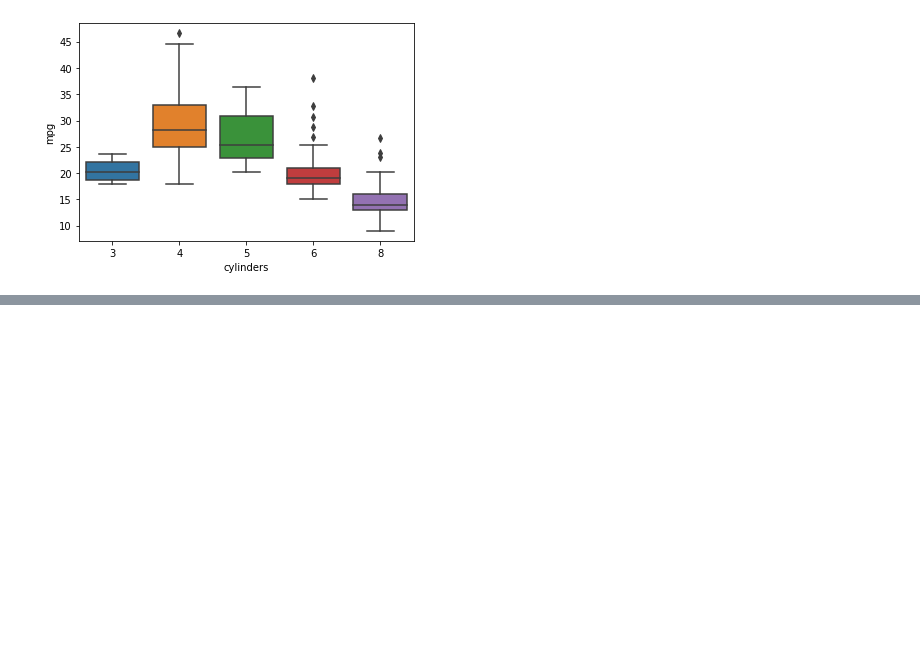
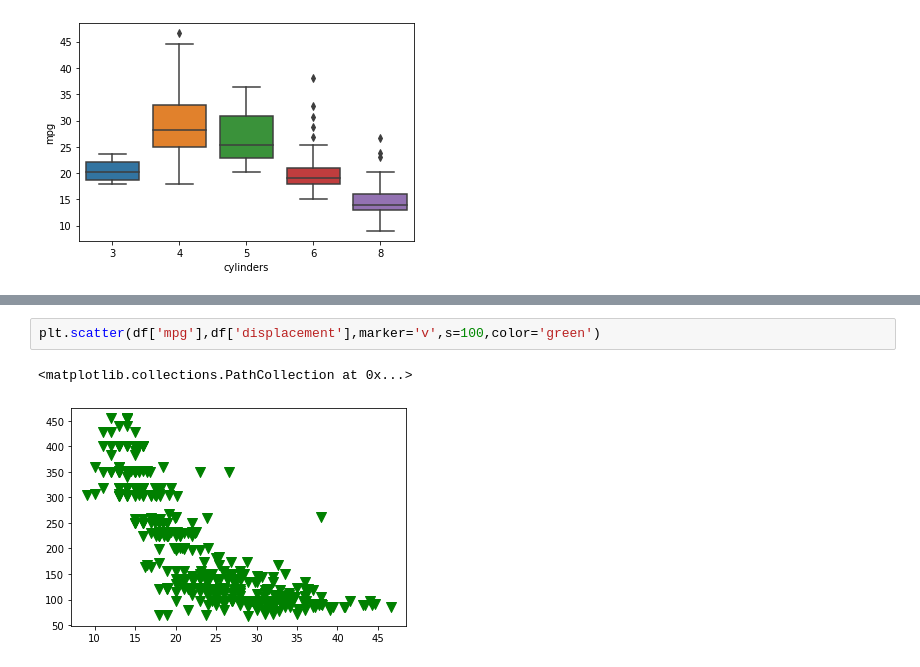
Before and after one commit to kajal-1402-yadav/Python-2, a Jupyter notebook: pandas.ipynb, the cells around one changed output, grey strips where cells are left out. Saved outputs shown, nothing was run; the diff lists cells and outputs as text; blank space fills up the shorter version.

```diff
--- a/pandas.ipynb
+++ b/pandas.ipynb
@@ -633,0 +655,5 @@ sns.boxplot(x=df.cylinders,y=df.mpg,data=df)
+# %%
+plt.scatter(df['mpg'],df['displacement'],marker='v',s=100,color='green')
+# %% [output]
+<matplotlib.collections.PathCollection at 0x...>
+[figure, added]
```
Also changed, not shown: parts of 17 cells of this notebook.
